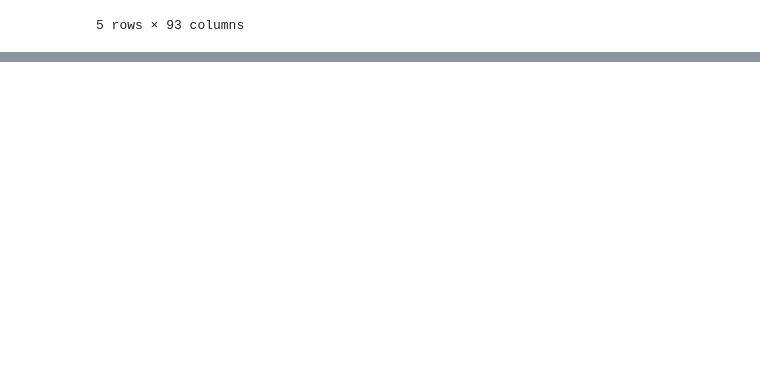
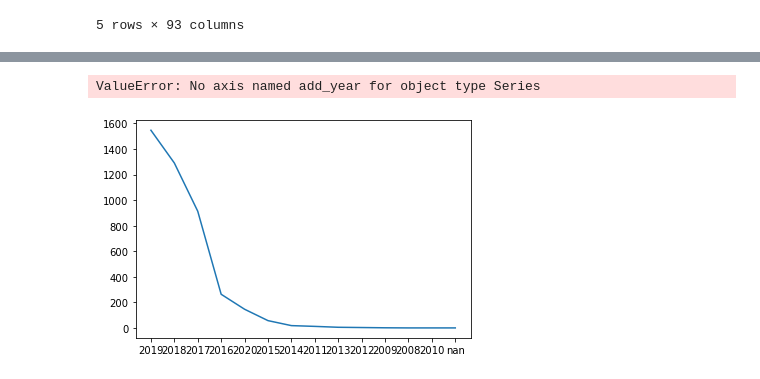
Before and after one commit to willhwh/DS_60Days, a Jupyter notebook: project1_nf.ipynb, the cells around one changed output, grey strips where cells are left out. Cells and saved outputs as stored; diff of their text form; code cells hidden in the pictures; blank space fills up the shorter version.

```diff
--- a/project1_nf.ipynb
+++ b/project1_nf.ipynb
@@ -493,0 +555,6 @@ nf.head()
+# %%
+plt.plot(movie)
+plt.xticks(temp['add_year'].sort_values('add_year').unique())
+# %% [output]
+ValueError: No axis named add_year for object type Series
+[figure, added]
```
Also changed, not shown: parts of 11 cells of this notebook, 1 other file.
